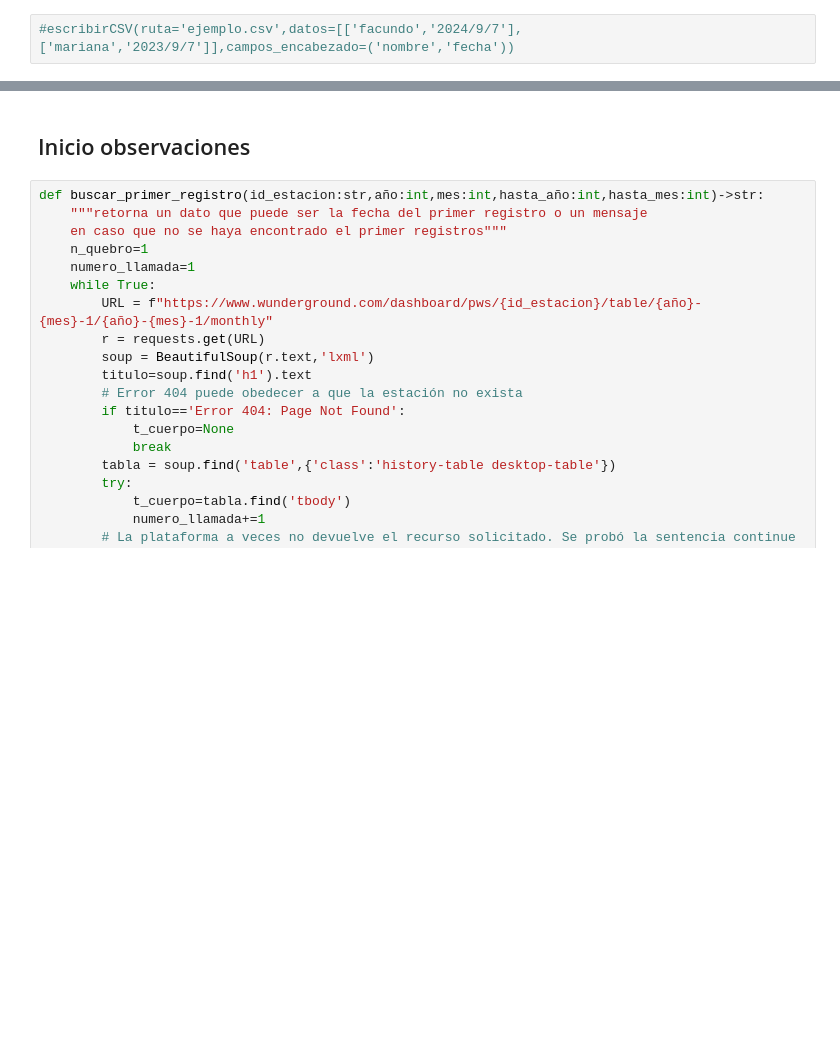
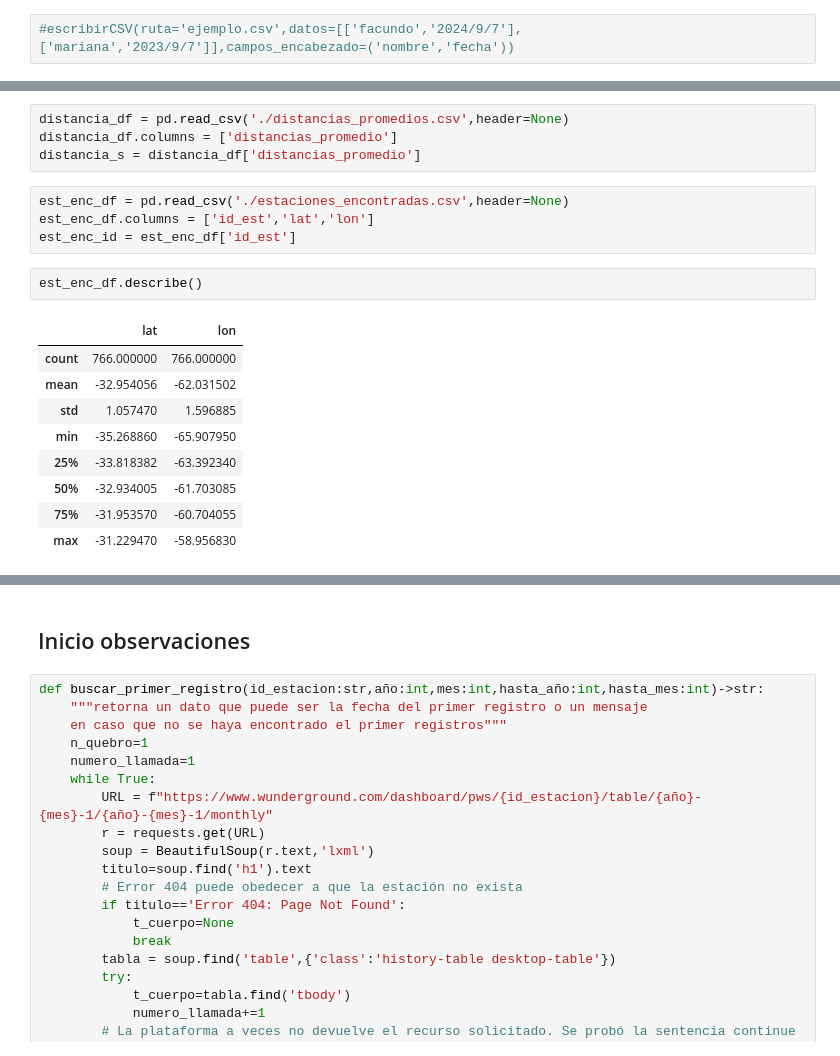
Before and after one commit to Facunditos/wunder, a Jupyter notebook: scraping.ipynb, the cells around one changed output, grey strips where cells are left out. Cells and saved outputs as stored; diff of their text form; blank space fills up the shorter version.

```diff
--- a/scraping.ipynb
+++ b/scraping.ipynb
@@ -190,0 +198,20 @@ def escribirCSV(ruta:str,datos:list,campos_encabezado:tuple)->None:
+# %%
+distancia_df = pd.read_csv('./distancias_promedios.csv',header=None)
+distancia_df.columns = ['distancias_promedio']
+distancia_s = distancia_df['distancias_promedio']
+# %%
+est_enc_df = pd.read_csv('./estaciones_encontradas.csv',header=None)
+est_enc_df.columns = ['id_est','lat','lon']
+est_enc_id = est_enc_df['id_est']
+# %%
+est_enc_df.describe()
+# %% [output]
+|  | lat | lon |
+| count | 766.000000 | 766.000000 |
+| mean | -32.954056 | -62.031502 |
+| std | 1.057470 | 1.596885 |
+| min | -35.268860 | -65.907950 |
+| 25% | -33.818382 | -63.392340 |
+| 50% | -32.934005 | -61.703085 |
+| 75% | -31.953570 | -60.704055 |
+| max | -31.229470 | -58.956830 |
```
Also changed, not shown: parts of 18 cells of this notebook, 40 other files.
